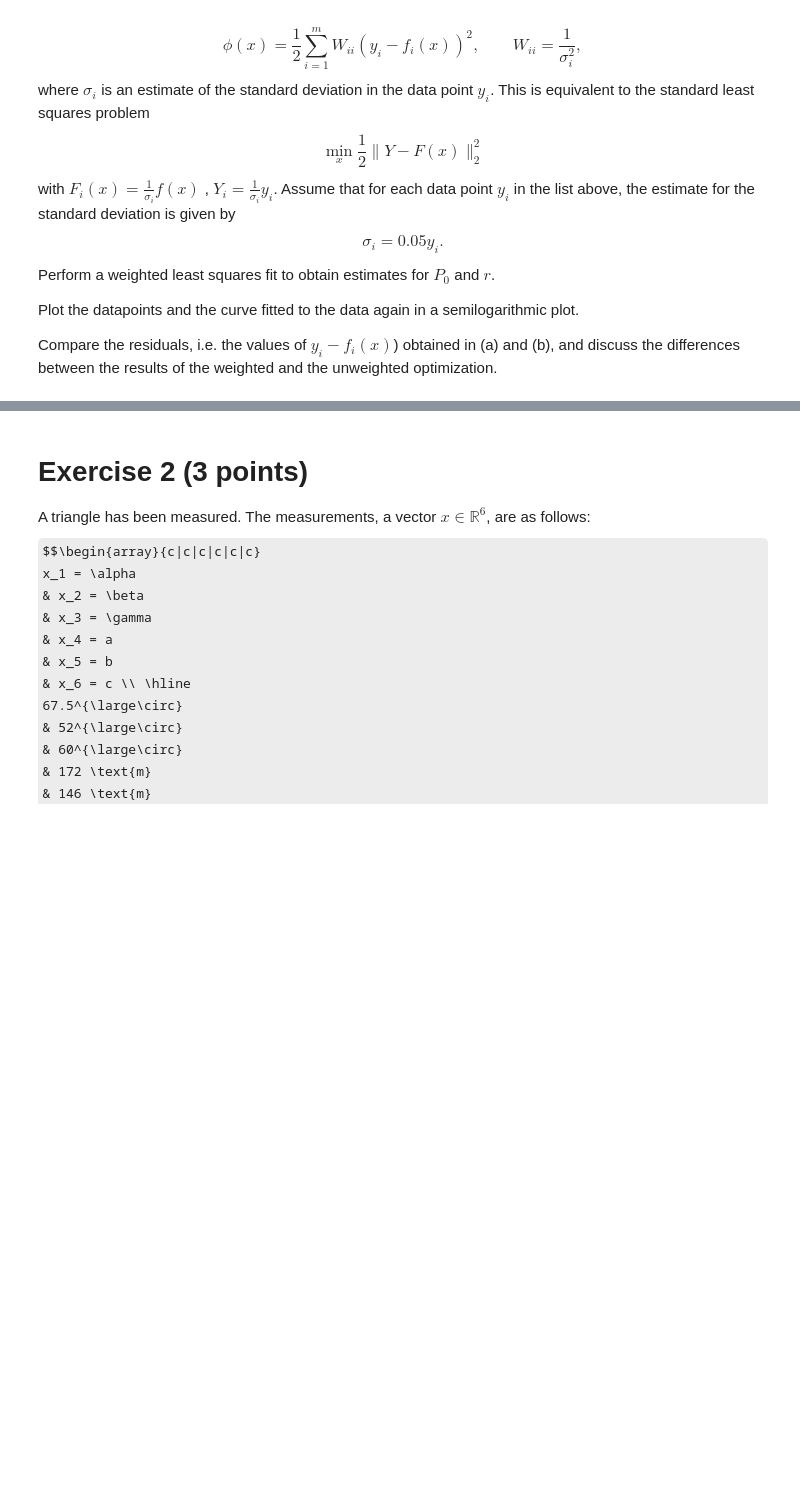
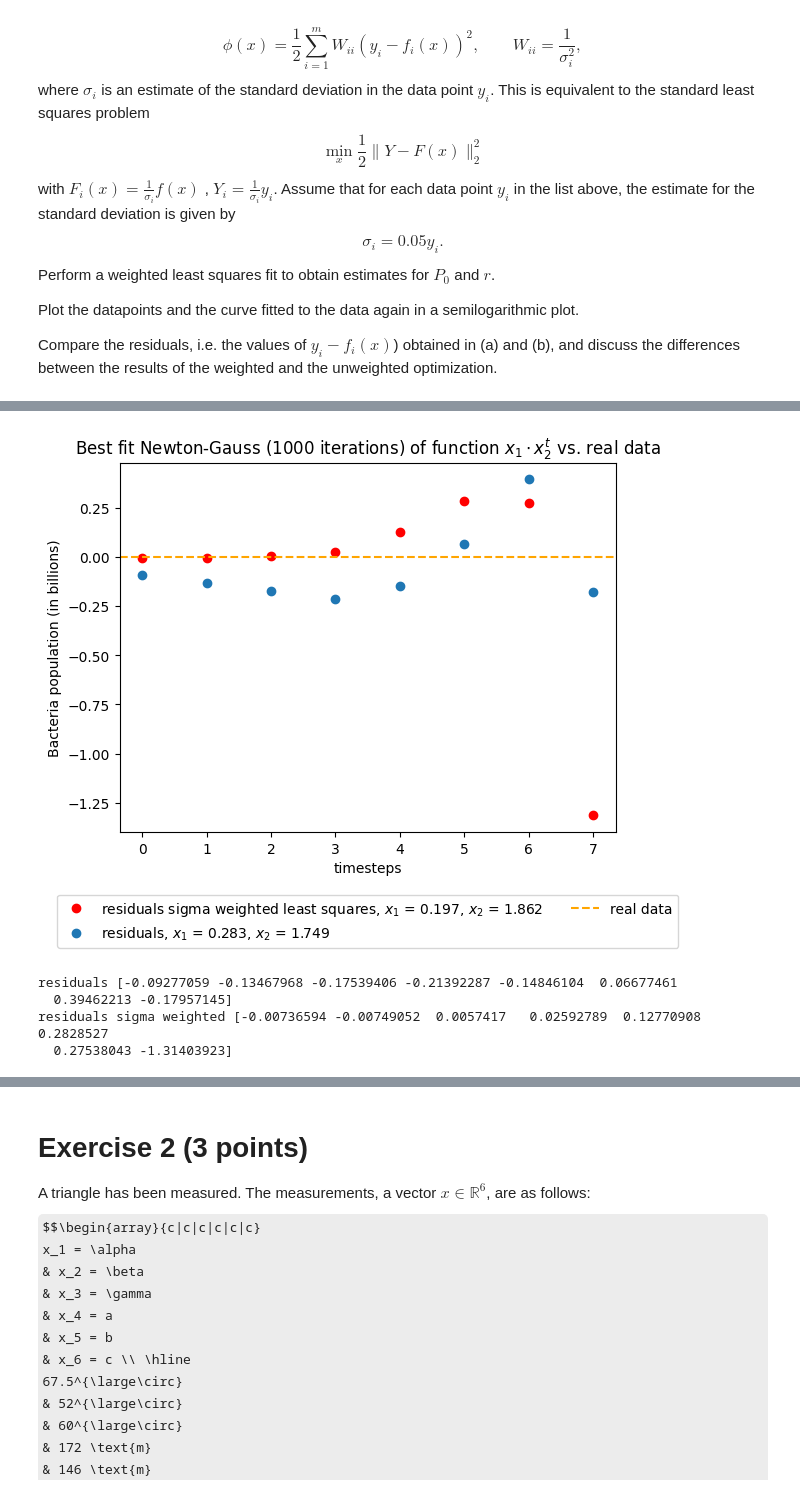
Before and after one commit to NitaiNijholt/NumericalAlgos, a Jupyter notebook: hw5_2023.ipynb, the cells around one changed output, grey strips where cells are left out. Drawn from its saved outputs; the diff is of its cells as text; code cells hidden in the pictures; some formulas as TeX source; blank space fills up the shorter version.

```diff
--- a/hw5_2023.ipynb
+++ b/hw5_2023.ipynb
@@ -277,0 +259,20 @@ data_rescaled[index] 20.0
+# %%
+# plotting
+best_fit_estimate_sigma_scaled = [func(t, coefficients) for t in range(len(data))]
+plt.title(r'Best fit Newton-Gauss (1000 iterations) of function $x_{1} \cdot x_{2}^{t}$ vs. real data')
+plt.plot(residuals_sigma_scaled, 'o', label = f'residuals sigma weighted least squares, $x_{1}$ = {np.round(coefficients_sigma_scaled[0],3)}, $x_{2}$ = {np.round(coefficients_sigma_scaled[1],3)}', color = 'red')
+plt.plot(residuals, 'o', label = f'residuals, $x_{1}$ = {np.round(coefficients[0],3)}, $x_{2}$ = {np.round(coefficients[1],3)}')
+plt.axhline(0, color = 'orange',ls = '--', label = 'real data')
+plt.legend(loc='upper center', bbox_to_anchor=(0.5, -0.15), ncol=2)
+plt.ylabel('Bacteria population (in billions)')
+plt.xlabel('timesteps')
+plt.show()
+
+print('residuals', residuals)
+print('residuals sigma weighted', residuals_sigma_scaled)
+# %% [output]
+[figure, added]
+residuals [-0.09277059 -0.13467968 -0.17539406 -0.21392287 -0.14846104  0.06677461
+  0.39462213 -0.17957145]
+residuals sigma weighted [-0.00736594 -0.00749052  0.0057417   0.02592789  0.12770908  0.2828527
+  0.27538043 -1.31403923]
```
Also changed, not shown: parts of 12 cells of this notebook.
